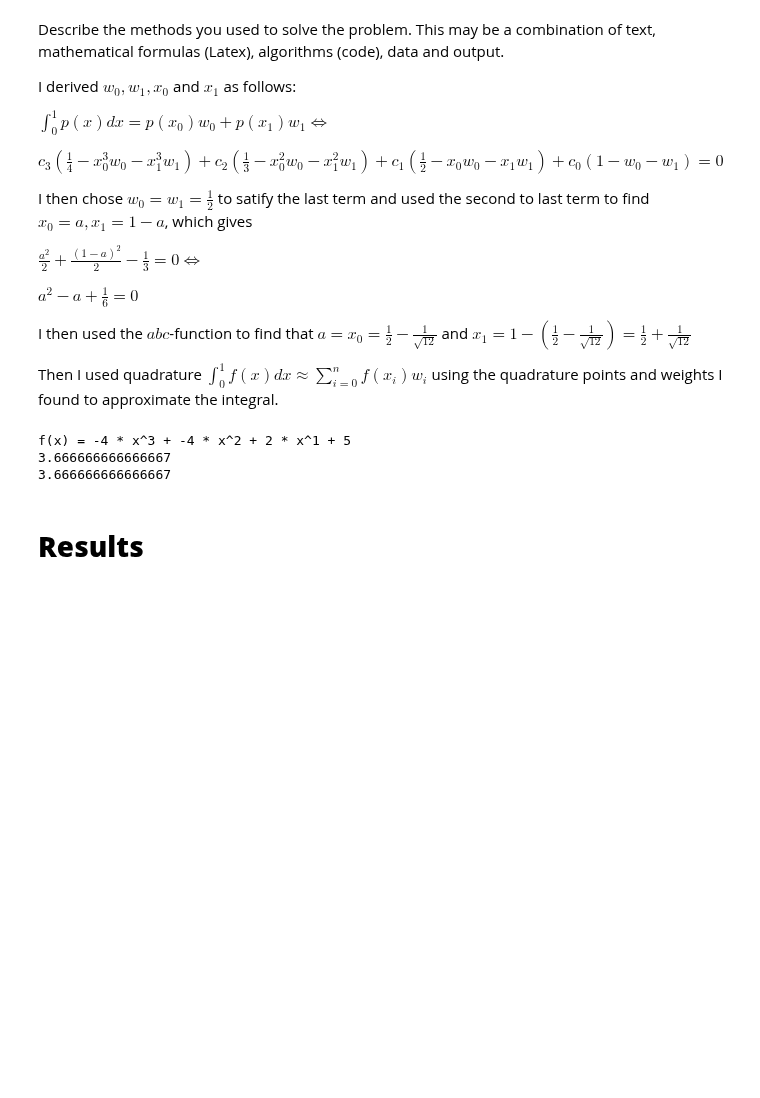
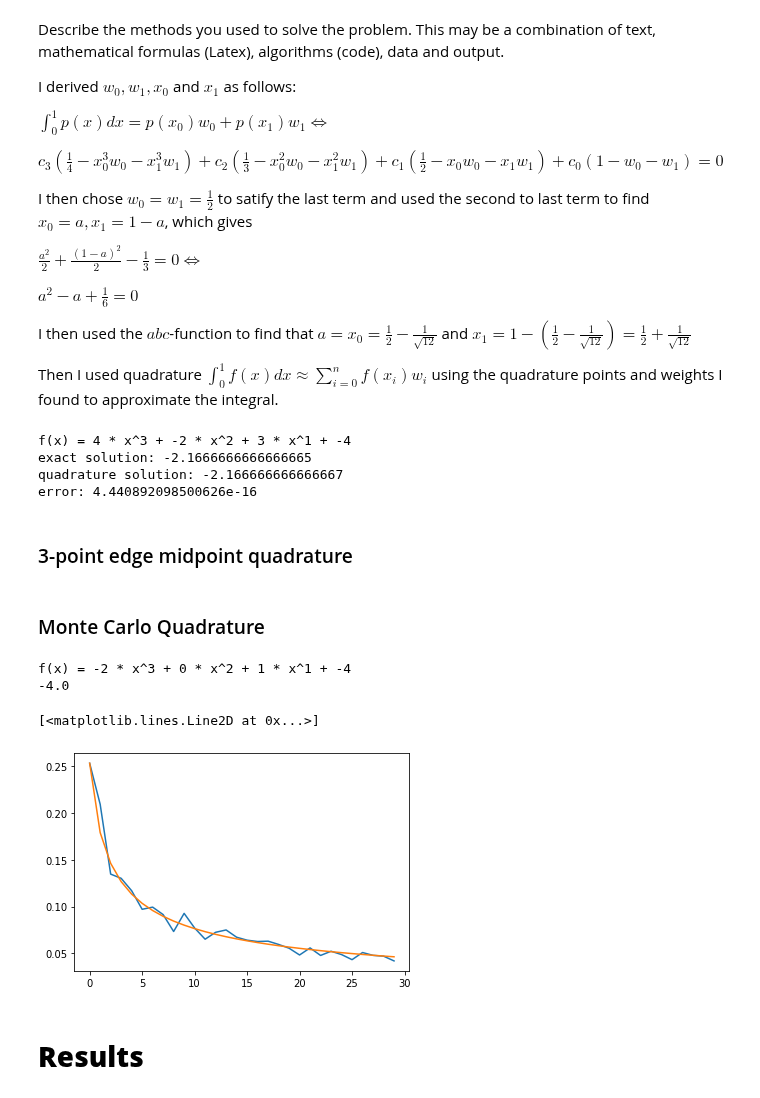
Before and after one commit to johanhoffman/DD2363-VT20, a Jupyter notebook: Lab-5/linde-report-lab-5.ipynb, the cells around one changed output. Cells and saved outputs as stored; diff of their text form; code cells hidden in the pictures; blank space fills up the shorter version.

Commit message:
"monte-carlo"

```diff
--- a/Lab-5/linde-report-lab-5.ipynb
+++ b/Lab-5/linde-report-lab-5.ipynb
@@ -127,9 +145,13 @@ def gauss_quad(f):
   return ans
 
 fun = RandomPoly(3)
-print(fun.integral(0,1))
-print(gauss_quad(fun.function))
+print("exact solution:", fun.integral(0,1))
+print("quadrature solution:", gauss_quad(fun.function))
+print("error:", abs(fun.integral(0,1)-gauss_quad(fun.function)))
 # %% [output]
-f(x) = -4 * x^3 + -4 * x^2 + 2 * x^1 + 5
-3.666666666666667
-3.666666666666667
+f(x) = 4 * x^3 + -2 * x^2 + 3 * x^1 + -4
+exact solution: -2.1666666666666665
+quadrature solution: -2.166666666666667
+error: 4.440892098500626e-16
+# %% [markdown]
+### 3-point edge midpoint quadrature
@@ -136,3 +167,38 @@ f(x) = -4 * x^3 + -4 * x^2 + 2 * x^1 + 5
+# %% [markdown]
+### Monte Carlo Quadrature
+# %%
+def mc_quadrature(f, n):
+  '''
+  Performs Monte-Carlo Quadrature on function f
+  in the interval [0,1] with n quadrature points
+  '''
+  ans = 0
+  for i in range(n):
+    x = np.random.random()
+    ans += f(x)
+  ans = ans/n
+  return ans
+
+fun = RandomPoly(3)
+integral = fun.integral(0,1)
+print(integral)
+errors = []
+target = []
+for i in range(1,31):
+  av_error = 0
+  for j in range(100):
+    av_error += abs(integral - mc_quadrature(fun.function, i))
+  errors.append(av_error/100)
+  target.append(1*errors[0]/pow(i,0.5))
+fig = plt.figure()
+sub = fig.add_subplot(111)
+sub.plot(np.array(range(30)), errors)
+sub.plot(np.array(range(30)), target)
+# %% [output]
+f(x) = -2 * x^3 + 0 * x^2 + 1 * x^1 + -4
+-4.0
+[<matplotlib.lines.Line2D at 0x...>]
+[figure, added]
 # %% [markdown]
 # **Results**
 # %% [markdown]
```
Also changed, not shown: parts of 2 cells of this notebook.
